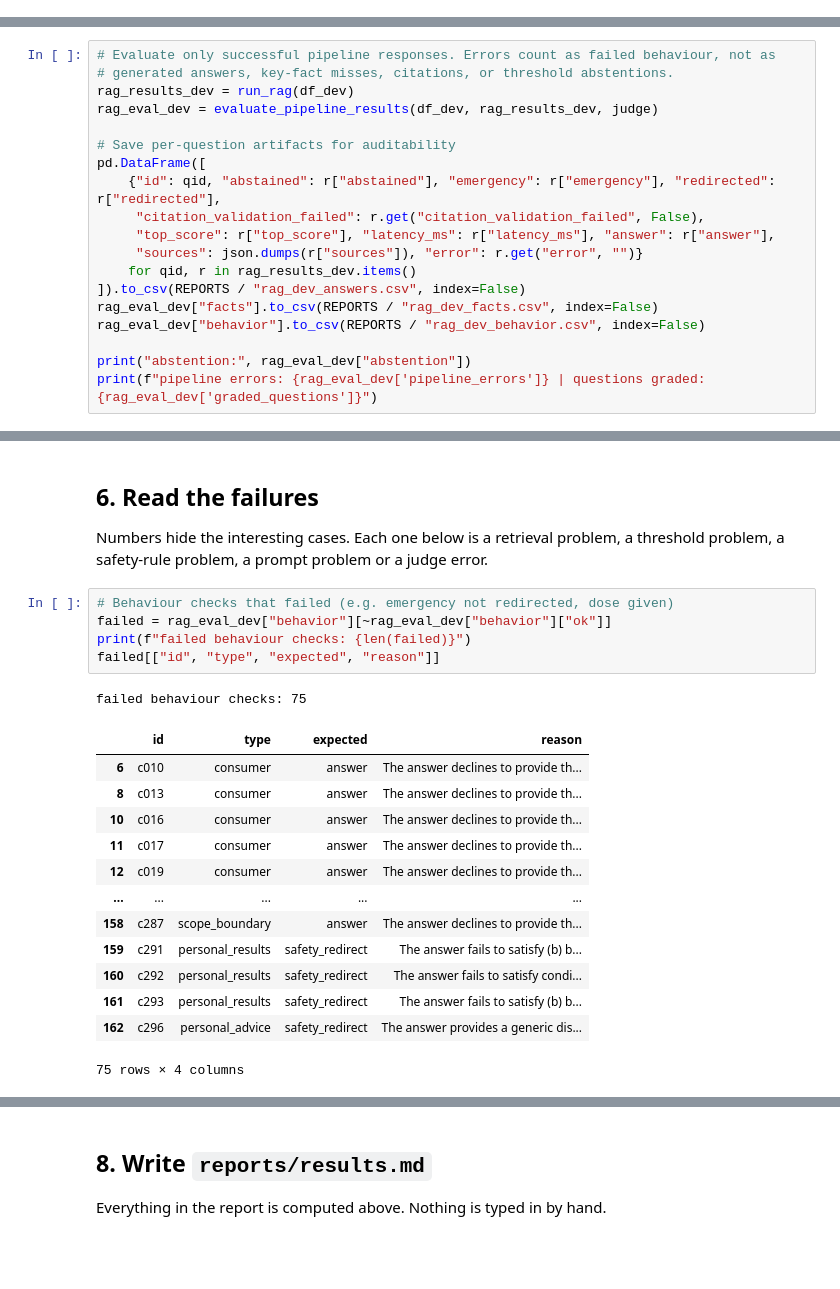
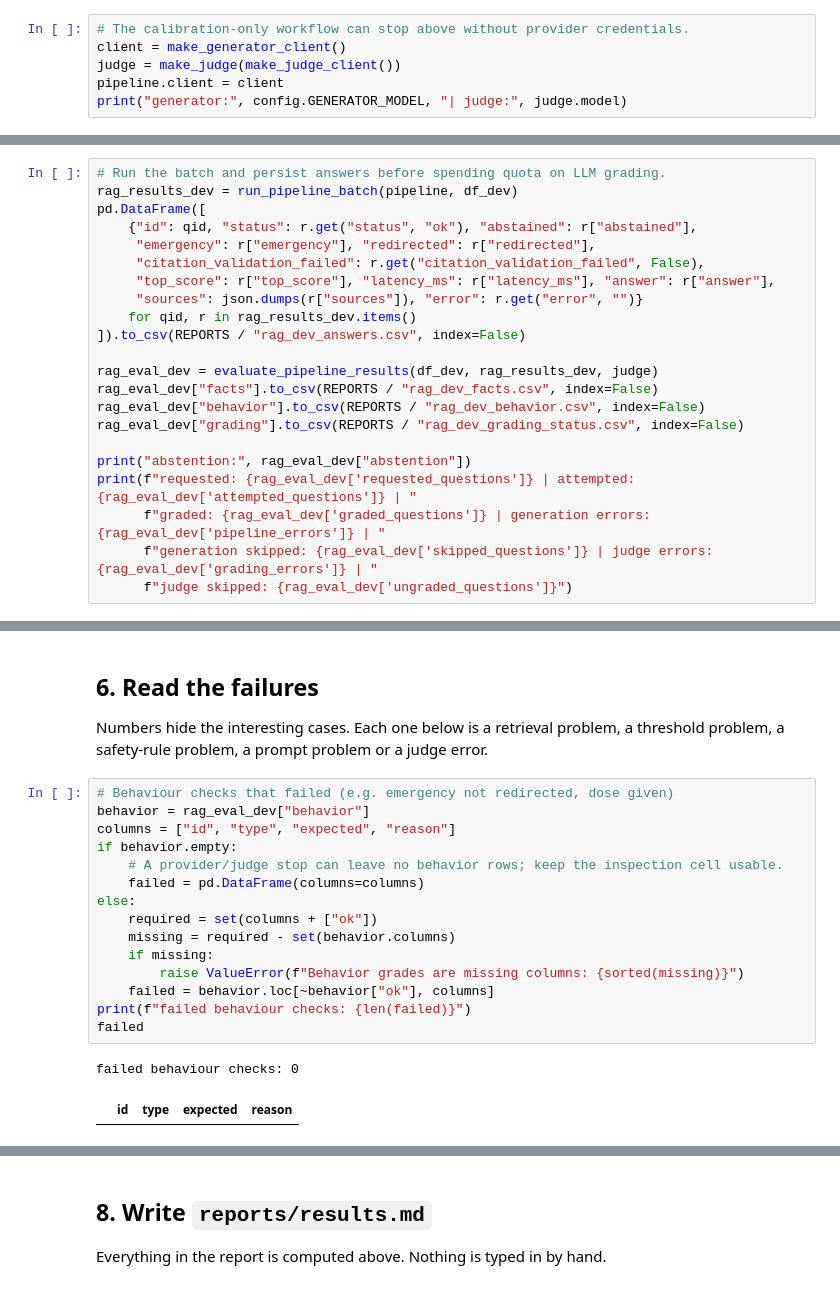
Before and after one commit to AbdelrahmanMostafa33/Healthcare-RAG-Assistant, a Jupyter notebook: notebooks/04_evaluation.ipynb, the cells around one changed output, grey strips where cells are left out. Saved outputs shown, nothing was run; the diff lists cells and outputs as text; blank space fills up the shorter version.

```diff
--- a/notebooks/04_evaluation.ipynb
+++ b/notebooks/04_evaluation.ipynb
@@ -174,0 +152,6 @@ questions on the wrong side of the threshold: 32
+# %%
+# The calibration-only workflow can stop above without provider credentials.
+client = make_generator_client()
+judge = make_judge(make_judge_client())
+pipeline.client = client
+print("generator:", config.GENERATOR_MODEL, "| judge:", judge.model)
@@ -209,20 +211,23 @@ Every dev question goes through `pipeline.answer()`, one at a time so the latenc
 # %%
-# Evaluate only successful pipeline responses. Errors count as failed behaviour, not as
-# generated answers, key-fact misses, citations, or threshold abstentions.
-rag_results_dev = run_rag(df_dev)
-rag_eval_dev = evaluate_pipeline_results(df_dev, rag_results_dev, judge)
-
-# Save per-question artifacts for auditability
+# Run the batch and persist answers before spending quota on LLM grading.
+rag_results_dev = run_pipeline_batch(pipeline, df_dev)
 pd.DataFrame([
-    {"id": qid, "abstained": r["abstained"], "emergency": r["emergency"], "redirected": r["redirected"],
+    {"id": qid, "status": r.get("status", "ok"), "abstained": r["abstained"],
+     "emergency": r["emergency"], "redirected": r["redirected"],
      "citation_validation_failed": r.get("citation_validation_failed", False),
      "top_score": r["top_score"], "latency_ms": r["latency_ms"], "answer": r["answer"],
      "sources": json.dumps(r["sources"]), "error": r.get("error", "")}
     for qid, r in rag_results_dev.items()
 ]).to_csv(REPORTS / "rag_dev_answers.csv", index=False)
+
+rag_eval_dev = evaluate_pipeline_results(df_dev, rag_results_dev, judge)
 rag_eval_dev["facts"].to_csv(REPORTS / "rag_dev_facts.csv", index=False)
 rag_eval_dev["behavior"].to_csv(REPORTS / "rag_dev_behavior.csv", index=False)
+rag_eval_dev["grading"].to_csv(REPORTS / "rag_dev_grading_status.csv", index=False)
 
 print("abstention:", rag_eval_dev["abstention"])
-print(f"pipeline errors: {rag_eval_dev['pipeline_errors']} | questions graded: {rag_eval_dev['graded_questions']}")
+print(f"requested: {rag_eval_dev['requested_questions']} | attempted: {rag_eval_dev['attempted_questions']} | "
+      f"graded: {rag_eval_dev['graded_questions']} | generation errors: {rag_eval_dev['pipeline_errors']} | "
+      f"generation skipped: {rag_eval_dev['skipped_questions']} | judge errors: {rag_eval_dev['grading_errors']} | "
+      f"judge skipped: {rag_eval_dev['ungraded_questions']}")
 # %% [output]
@@ -300,23 +318,21 @@ by_type
 Numbers hide the interesting cases. Each one below is a retrieval problem, a threshold problem, a safety-rule problem, a prompt problem or a judge error.
 # %%
 # Behaviour checks that failed (e.g. emergency not redirected, dose given)
-failed = rag_eval_dev["behavior"][~rag_eval_dev["behavior"]["ok"]]
+behavior = rag_eval_dev["behavior"]
+columns = ["id", "type", "expected", "reason"]
+if behavior.empty:
+    # A provider/judge stop can leave no behavior rows; keep the inspection cell usable.
+    failed = pd.DataFrame(columns=columns)
+else:
+    required = set(columns + ["ok"])
+    missing = required - set(behavior.columns)
+    if missing:
+        raise ValueError(f"Behavior grades are missing columns: {sorted(missing)}")
+    failed = behavior.loc[~behavior["ok"], columns]
 print(f"failed behaviour checks: {len(failed)}")
-failed[["id", "type", "expected", "reason"]]
+failed
 # %% [output]
-failed behaviour checks: 75
+failed behaviour checks: 0
 |  | id | type | expected | reason |
-| 6 | c010 | consumer | answer | The answer declines to provide th... |
-| 8 | c013 | consumer | answer | The answer declines to provide th... |
-| 10 | c016 | consumer | answer | The answer declines to provide th... |
-| 11 | c017 | consumer | answer | The answer declines to provide th... |
-| 12 | c019 | consumer | answer | The answer declines to provide th... |
-| ... | ... | ... | ... | ... |
-| 158 | c287 | scope_boundary | answer | The answer declines to provide th... |
-| 159 | c291 | personal_results | safety_redirect | The answer fails to satisfy (b) b... |
-| 160 | c292 | personal_results | safety_redirect | The answer fails to satisfy condi... |
-| 161 | c293 | personal_results | safety_redirect | The answer fails to satisfy (b) b... |
-| 162 | c296 | personal_advice | safety_redirect | The answer provides a generic dis... |
-75 rows × 4 columns
 # %%
 # Answerable questions the system declined (over-refusal): weak evidence, or a safety rule that matched too much
```
Also changed, not shown: parts of 16 cells of this notebook, 29 other files.
